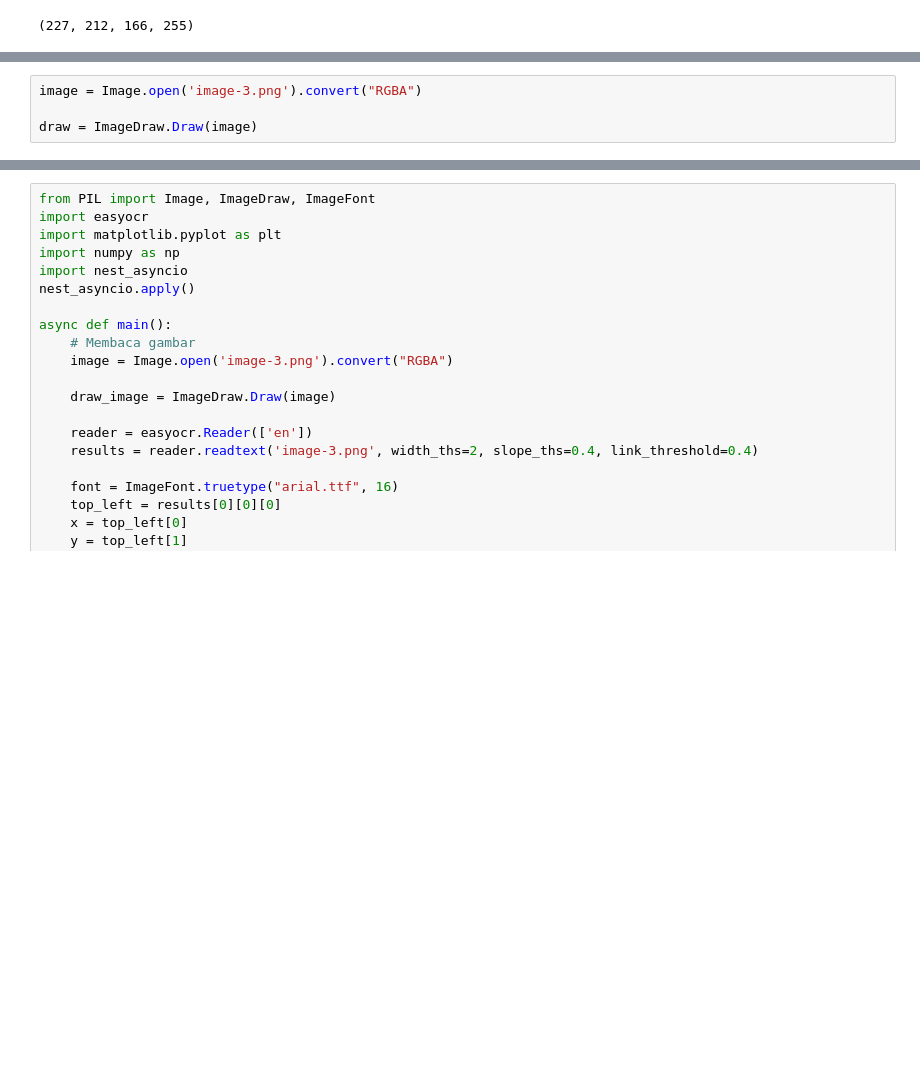
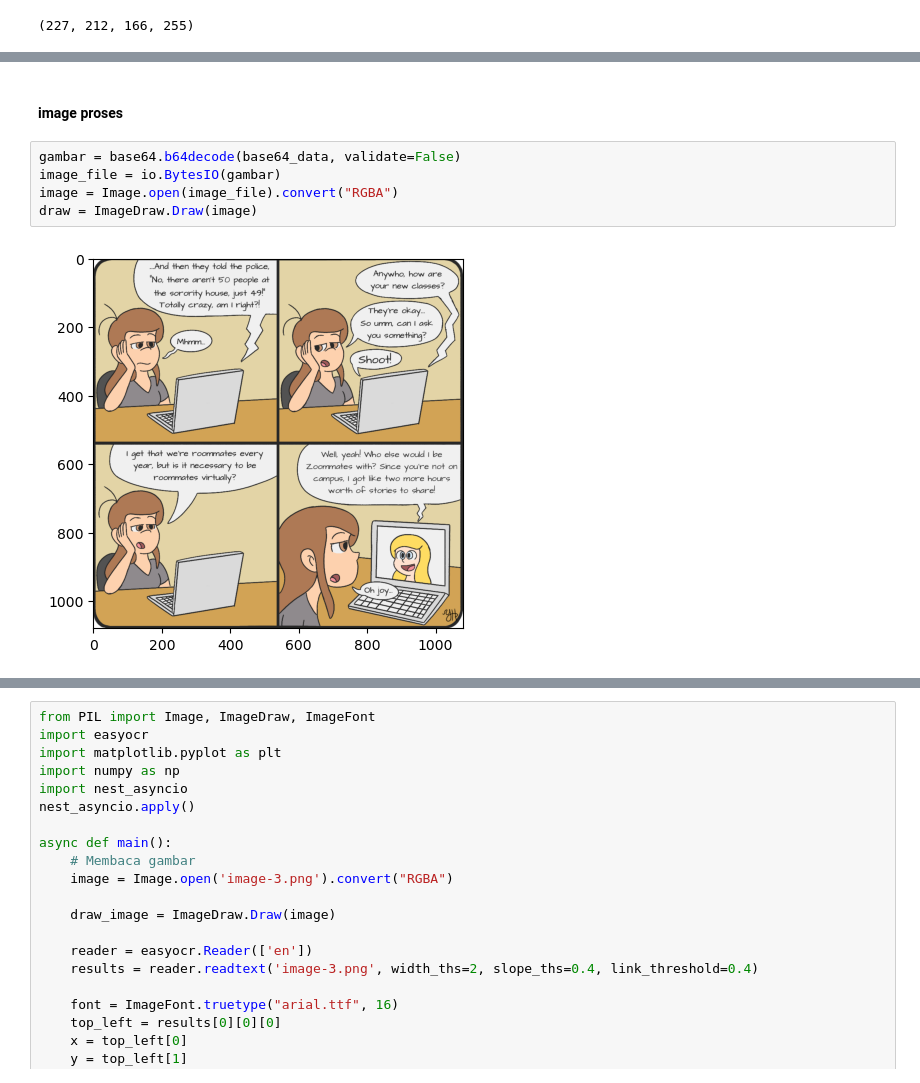
Before and after one commit to AtawimaS/whatsapp-bot, a Jupyter notebook: test.ipynb, the cells around one changed output, grey strips where cells are left out. Cells and saved outputs as stored; diff of their text form; blank space fills up the shorter version.

```diff
--- a/test.ipynb
+++ b/test.ipynb
@@ -37,5 +35,10 @@ print(color)
+# %% [markdown]
+#### image proses
 # %%
-image = Image.open('image-3.png').convert("RGBA")
-
+gambar = base64.b64decode(base64_data, validate=False)
+image_file = io.BytesIO(gambar)
+image = Image.open(image_file).convert("RGBA")
 draw = ImageDraw.Draw(image)
+# %% [output]
+[figure, added]
 # %%
```
Also changed, not shown: parts of 6 cells of this notebook, 1 other file.
